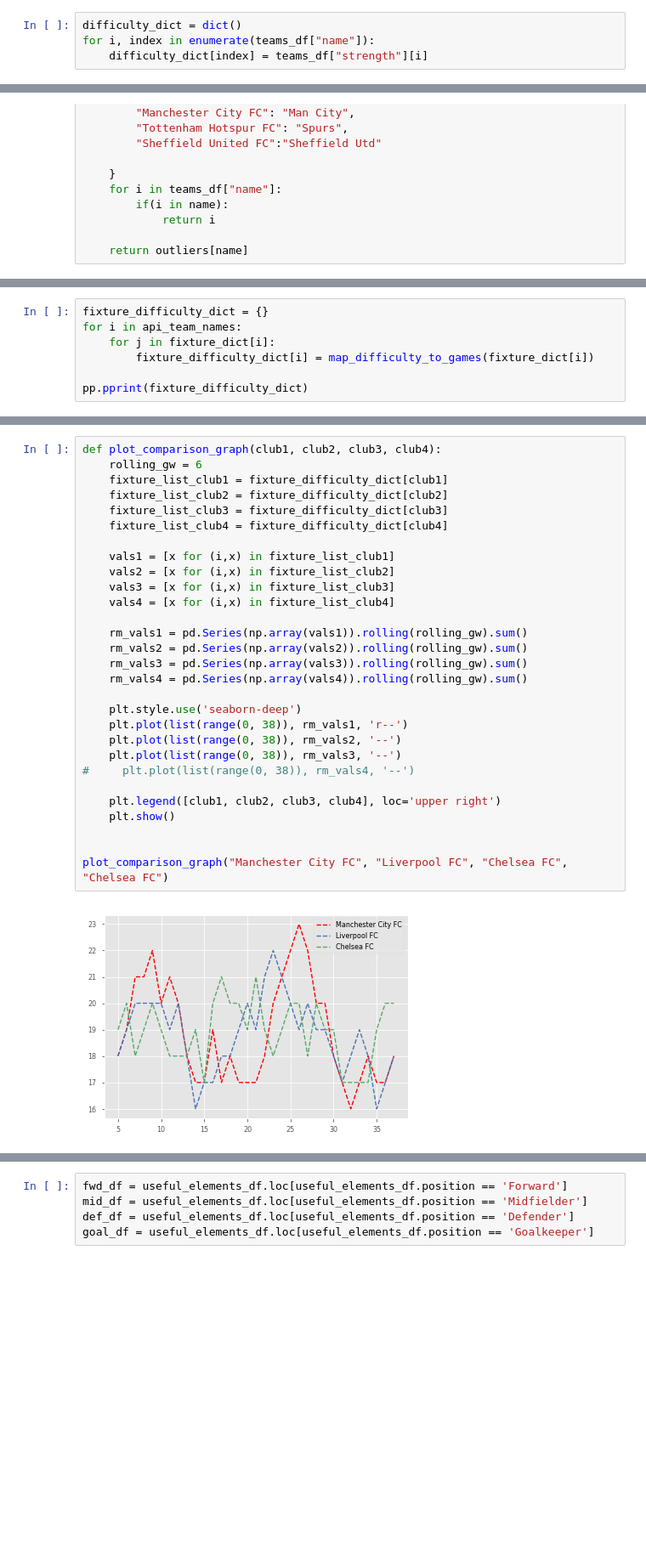
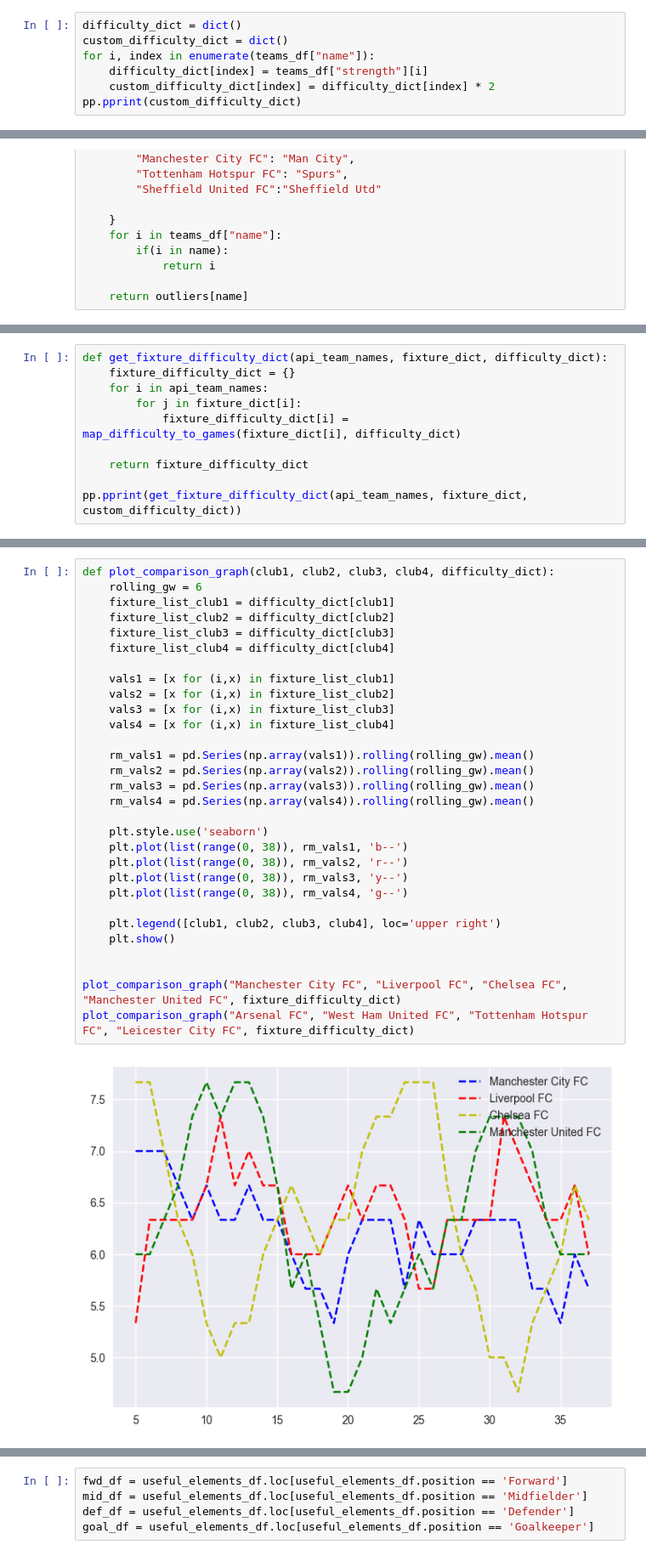
Before and after one commit to murchant/fatasypl, a Jupyter notebook: Fantasy.ipynb, the cells around one changed output, grey strips where cells are left out. Shown: that part at 85% size. Saved outputs shown, nothing was run; the diff lists cells and outputs as text; blank space fills up the shorter version.

```diff
--- a/Fantasy.ipynb
+++ b/Fantasy.ipynb
@@ -44,5 +43,8 @@ See the caveats in the documentation: http://pandas.pydata.org/pandas-docs/stabl
 # %%
 difficulty_dict = dict()
+custom_difficulty_dict = dict()
 for i, index in enumerate(teams_df["name"]):
     difficulty_dict[index] = teams_df["strength"][i]
+    custom_difficulty_dict[index] = difficulty_dict[index] * 2
+pp.pprint(custom_difficulty_dict)
 # %% [output]
@@ -122,9 +124,12 @@ def map_difficulty_to_games(list_games):
     return difficulty_tuples
 # %%
-fixture_difficulty_dict = {}
-for i in api_team_names:
-    for j in fixture_dict[i]:
-        fixture_difficulty_dict[i] = map_difficulty_to_games(fixture_dict[i])
+def get_fixture_difficulty_dict(api_team_names, fixture_dict, difficulty_dict):
+    fixture_difficulty_dict = {}
+    for i in api_team_names:
+        for j in fixture_dict[i]:
+            fixture_difficulty_dict[i] = map_difficulty_to_games(fixture_dict[i], difficulty_dict)
 
-pp.pprint(fixture_difficulty_dict)
+    return fixture_difficulty_dict
+
+pp.pprint(get_fixture_difficulty_dict(api_team_names, fixture_dict, custom_difficulty_dict))
 # %% [output]
@@ -163,31 +153,32 @@ a =
 # %%
-def plot_comparison_graph(club1, club2, club3, club4):
+def plot_comparison_graph(club1, club2, club3, club4, difficulty_dict):
     rolling_gw = 6
-    fixture_list_club1 = fixture_difficulty_dict[club1]
-    fixture_list_club2 = fixture_difficulty_dict[club2]
-    fixture_list_club3 = fixture_difficulty_dict[club3]
-    fixture_list_club4 = fixture_difficulty_dict[club4]
+    fixture_list_club1 = difficulty_dict[club1]
+    fixture_list_club2 = difficulty_dict[club2]
+    fixture_list_club3 = difficulty_dict[club3]
+    fixture_list_club4 = difficulty_dict[club4]
 
     vals1 = [x for (i,x) in fixture_list_club1]
     vals2 = [x for (i,x) in fixture_list_club2]
     vals3 = [x for (i,x) in fixture_list_club3]
     vals4 = [x for (i,x) in fixture_list_club4]
 
-    rm_vals1 = pd.Series(np.array(vals1)).rolling(rolling_gw).sum()
-    rm_vals2 = pd.Series(np.array(vals2)).rolling(rolling_gw).sum()
-    rm_vals3 = pd.Series(np.array(vals3)).rolling(rolling_gw).sum()
-    rm_vals4 = pd.Series(np.array(vals4)).rolling(rolling_gw).sum()
+    rm_vals1 = pd.Series(np.array(vals1)).rolling(rolling_gw).mean()
+    rm_vals2 = pd.Series(np.array(vals2)).rolling(rolling_gw).mean()
+    rm_vals3 = pd.Series(np.array(vals3)).rolling(rolling_gw).mean()
+    rm_vals4 = pd.Series(np.array(vals4)).rolling(rolling_gw).mean()
 
-    plt.style.use('seaborn-deep')
-    plt.plot(list(range(0, 38)), rm_vals1, 'r--')
-    plt.plot(list(range(0, 38)), rm_vals2, '--')
-    plt.plot(list(range(0, 38)), rm_vals3, '--')
-#     plt.plot(list(range(0, 38)), rm_vals4, '--')
+    plt.style.use('seaborn')
+    plt.plot(list(range(0, 38)), rm_vals1, 'b--')
+    plt.plot(list(range(0, 38)), rm_vals2, 'r--')
+    plt.plot(list(range(0, 38)), rm_vals3, 'y--')
+    plt.plot(list(range(0, 38)), rm_vals4, 'g--')
 
     plt.legend([club1, club2, club3, club4], loc='upper right')
     plt.show()
 
 
-plot_comparison_graph("Manchester City FC", "Liverpool FC", "Chelsea FC", "Chelsea FC")
+plot_comparison_graph("Manchester City FC", "Liverpool FC", "Chelsea FC", "Manchester United FC", fixture_difficulty_dict)
+plot_comparison_graph("Arsenal FC", "West Ham United FC", "Tottenham Hotspur FC", "Leicester City FC", fixture_difficulty_dict)
 # %% [output]
-[figure, old version]
+[figure, new version]
```
Also changed, not shown: parts of 28 cells of this notebook.
